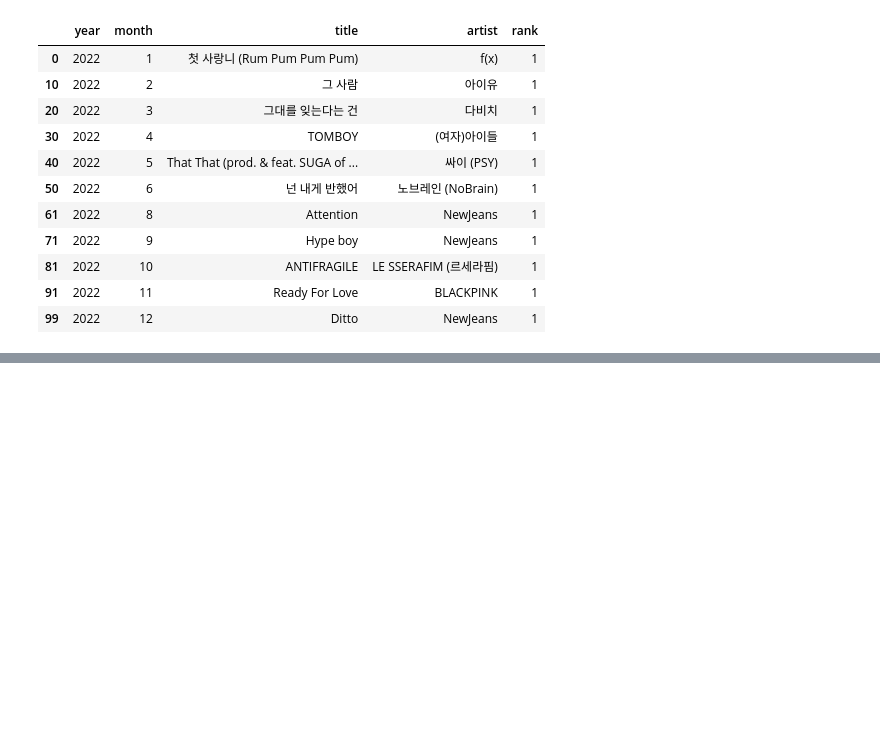
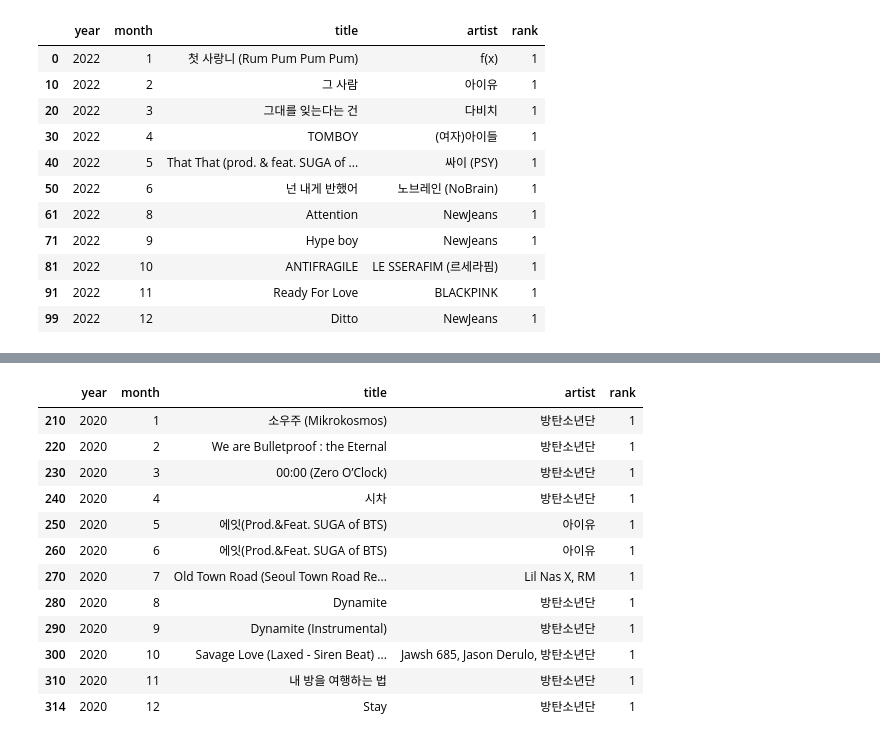
Before and after one commit to jenny-jione/melon_project, a Jupyter notebook: pandas_practice.ipynb, the cells around one changed output, grey strips where cells are left out. Cells and saved outputs as stored; diff of their text form; code cells hidden in the pictures; blank space fills up the shorter version.

```diff
--- a/pandas_practice.ipynb
+++ b/pandas_practice.ipynb
@@ -14,7 +14,7 @@ Successfully installed numpy-1.24.1 pandas-1.5.2 pytz-2022.7
 Note: you may need to restart the kernel to use updated packages.
 # %%
 import pandas as pd
-FILENAME = "Monthly_Top_10__2016-2022.csv"
+FILENAME = "csv/Monthly_Top_10__2016-2022.csv"
 df = pd.read_csv(FILENAME)
 # %%
 df
@@ -116,0 +133,5 @@ this_year_top_song
+# %%
+def get_monthly_top_song(year: int):
+    is_top = df['rank'] == 1
+    is_thisyear = df['year'] == year
+    return df[is_top & is_thisyear]
@@ -116,0 +165,16 @@ this_year_top_song
+# %%
+get_monthly_top_song(2020)
+# %% [output]
+|  | year | month | title | artist | rank |
+| 210 | 2020 | 1 | 소우주 (Mikrokosmos) | 방탄소년단 | 1 |
+| 220 | 2020 | 2 | We are Bulletproof : the Eternal | 방탄소년단 | 1 |
+| 230 | 2020 | 3 | 00:00 (Zero O’Clock) | 방탄소년단 | 1 |
+| 240 | 2020 | 4 | 시차 | 방탄소년단 | 1 |
+| 250 | 2020 | 5 | 에잇(Prod.&Feat. SUGA of BTS) | 아이유 | 1 |
+| 260 | 2020 | 6 | 에잇(Prod.&Feat. SUGA of BTS) | 아이유 | 1 |
+| 270 | 2020 | 7 | Old Town Road (Seoul Town Road Re... | Lil Nas X, RM | 1 |
+| 280 | 2020 | 8 | Dynamite | 방탄소년단 | 1 |
+| 290 | 2020 | 9 | Dynamite (Instrumental) | 방탄소년단 | 1 |
+| 300 | 2020 | 10 | Savage Love (Laxed - Siren Beat) ... | Jawsh 685, Jason Derulo, 방탄소년단 | 1 |
+| 310 | 2020 | 11 | 내 방을 여행하는 법 | 방탄소년단 | 1 |
+| 314 | 2020 | 12 | Stay | 방탄소년단 | 1 |
```
Also changed, not shown: parts of 7 cells of this notebook.
